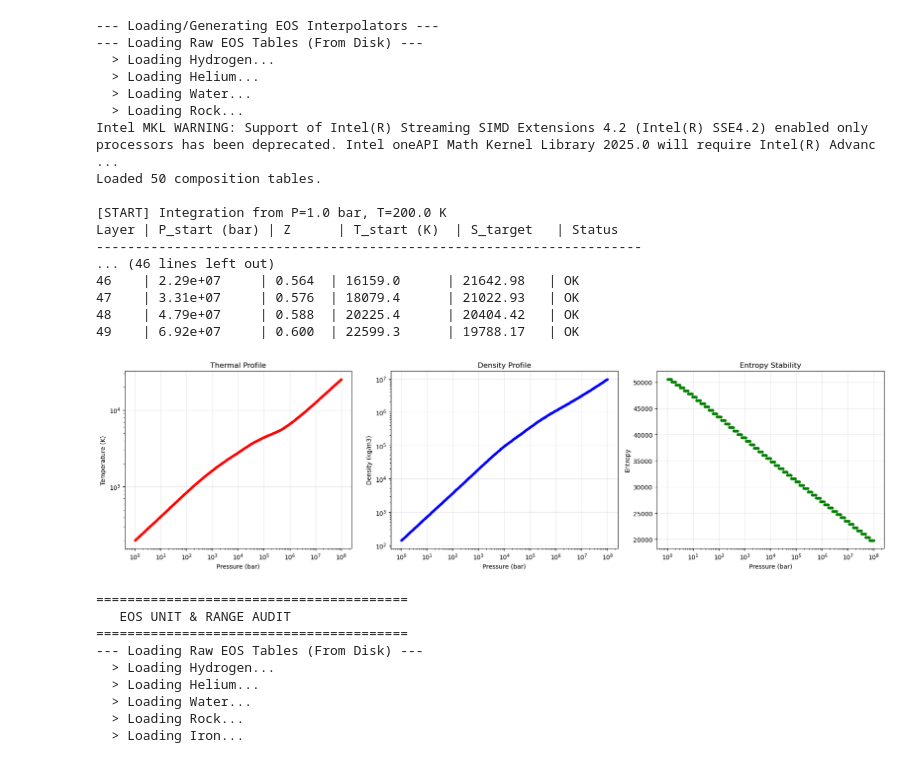
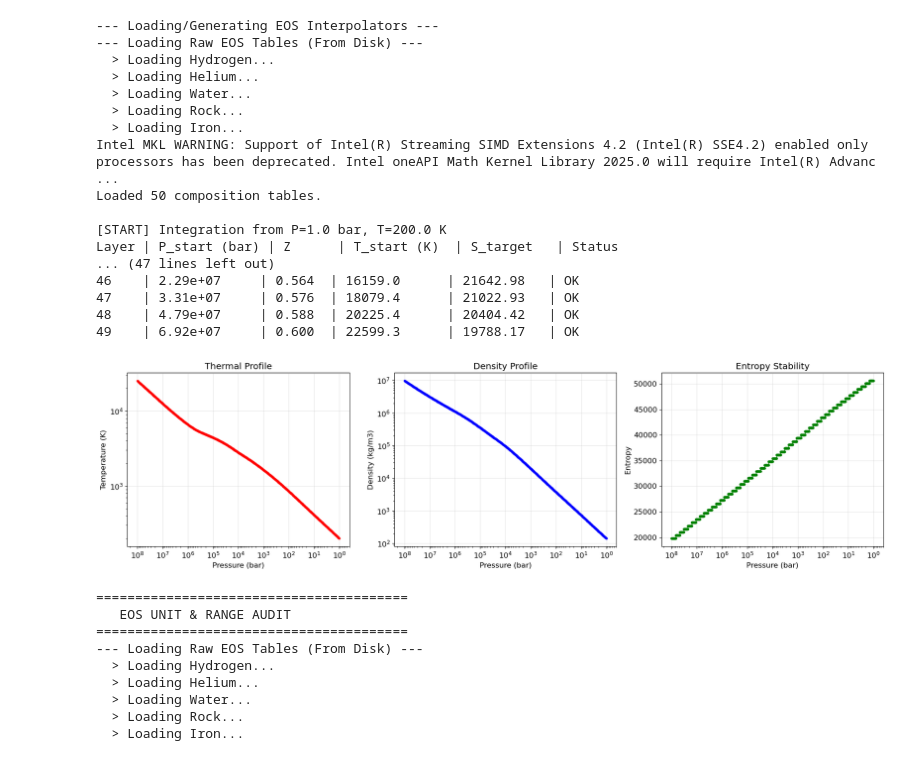
Before and after one commit to ChristianSWilkinson/fuzzycore, a Jupyter notebook: notebooks/tests.ipynb, the cells around one changed output. Drawn from its saved outputs; the diff is of its cells as text; code cells hidden in the pictures.

```diff
--- a/notebooks/tests.ipynb
+++ b/notebooks/tests.ipynb
@@ -15,7 +1,20 @@ from python_interior_clean import solver, plotting, utils, constants as c, utils
 # %%
+import numpy as np
+import matplotlib.pyplot as plt
+from scipy.optimize import brentq
 
+# 1. Import the fuzzycore framework
+import fuzzycore.eos as eos
+import fuzzycore.physics as physics
+
+# Visualization Settings
+%matplotlib inline
+plt.rcParams['figure.dpi'] = 100
+plt.rcParams['font.size'] = 12
+
+# =============================================================================
 # 1. SETUP PARAMETERS
-# ---------------------------------------------------------
+# =============================================================================
 P_surf = 1.0        # Surface Pressure (bar)
 T_surf = 200.0      # Surface Temperature (K)
 P_int  = 1e8        # Target Interior Pressure (bar) - Deep enough to see divergence
@@ -26,15 +25,17 @@ Z_end   = 0.60      # Core metallicity (example)
 n_layers = 50
 z_profile = np.linspace(Z_start, Z_end, n_layers)
 
-# 2. LOAD EOS (Assumes eos.py is working)
-# ---------------------------------------------------------
+# =============================================================================
+# 2. LOAD EOS
+# =============================================================================
 print("--- Loading/Generating EOS Interpolators ---")
 # Use the function from your solver to generate the stack
-fluid_stack = eos.generate_fluid_interpolators(z_profile)
+fluid_stack = eos.generate_fluid_interpolators(z_profile, base_dir="../data/EOS")
 print(f"Loaded {len(fluid_stack)} composition tables.")
 
+# =============================================================================
 # 3. RUN THE PROFILE BUILDER (Exposed Logic)
-# ---------------------------------------------------------
+# =============================================================================
 full_P, full_T, full_Rho, full_S, full_Z = [], [], [], [], []
 
 # Setup Grid
@@ -65,7 +66,7 @@ for i, z_val in enumerate(z_profile):
     try:
         # Probe the table at current P, T
         ref_s = float(layer_data['S'](lp_start, np.log10(current_T_val)))
-    except:
+    except Exception:
         ref_s = 6.0
 
     if i == 0:
@@ -78,7 +79,7 @@ for i, z_val in enumerate(z_profile):
             t_guess_log = np.log10(current_T_val)
             lT, _ = stepper.get_state(lp_start, t_guess_log, s_guess)
             return (10**lT) - current_T_val
-        except:
+        except Exception:
             return 1e9
 
     # 3. Attempt Solve
@@ -94,7 +95,7 @@ for i, z_val in enumerate(z_profile):
         # Solve
         target_s = brentq(temp_error, ref_s - width, ref_s + width, xtol=1e-2)
 
-    except Exception as e:
+    except Exception:
         status = "FALLBACK"
         # If solver fails, we simply CARRY OVER the previous entropy
         # This assumes the composition change is adiabatic (dS ~ 0)
@@ -123,7 +124,7 @@ for i, z_val in enumerate(z_profile):
                 # logRho = logP - logT
                 next_lrho = p_log - next_lt - 3.0 # -3 for scaling
 
-        except:
+        except Exception:
             next_lt = curr_lt
             next_lrho = p_log - next_lt - 3.0
 
@@ -137,54 +138,63 @@ for i, z_val in enumerate(z_profile):
 
     current_T_val = full_T[-1]
 
+# =============================================================================
 # 4. PLOT RESULTS
-# ---------------------------------------------------------
+# =============================================================================
 full_P_bar = 10**np.array(full_P)
 
 fig, (ax1, ax2, ax3) = plt.subplots(1, 3, figsize=(18, 5))
 
 # Plot 1: T vs P
 ax1.plot(full_P_bar, full_T, 'r.-', lw=1, alpha=0.5)
-ax1.set_xscale('log'); ax1.set_yscale('log')
-ax1.set_xlabel('Pressure (bar)'); ax1.set_ylabel('Temperature (K)')
+ax1.set_xscale('log')
+ax1.set_yscale('log')
+ax1.invert_xaxis() # Depth goes left-to-right
+ax1.set_xlabel('Pressure (bar)')
+ax1.set_ylabel('Temperature (K)')
 ax1.set_title("Thermal Profile")
 ax1.grid(True, alpha=0.3)
 
 # Plot 2: Rho vs P
 ax2.plot(full_P_bar, full_Rho, 'b.-', lw=1, alpha=0.5)
-ax2.set_xscale('log'); ax2.set_yscale('log')
-ax2.set_xlabel('Pressure (bar)'); ax2.set_ylabel('Density (kg/m3)')
+ax2.set_xscale('log')
+ax2.set_yscale('log')
+ax2.invert_xaxis()
+ax2.set_xlabel('Pressure (bar)')
+ax2.set_ylabel('Density (kg/m3)')
 ax2.set_title("Density Profile")
 ax2.grid(True, alpha=0.3)
 
 # Plot 3: S vs P
 ax3.plot(full_P_bar, full_S, 'g.-', lw=1)
 ax3.set_xscale('log')
-ax3.set_xlabel('Pressure (bar)'); ax3.set_ylabel('Entropy')
+ax3.invert_xaxis()
+ax3.set_xlabel('Pressure (bar)')
+ax3.set_ylabel('Entropy')
 ax3.set_title("Entropy Stability")
 ax3.grid(True, alpha=0.3)
 
 plt.tight_layout()
 plt.show()
 # %% [output]
 --- Loading/Generating EOS Interpolators ---
 --- Loading Raw EOS Tables (From Disk) ---
   > Loading Hydrogen...
   > Loading Helium...
   > Loading Water...
   > Loading Rock...
+  > Loading Iron...
 Intel MKL WARNING: Support of Intel(R) Streaming SIMD Extensions 4.2 (Intel(R) SSE4.2) enabled only processors has been deprecated. Intel oneAPI Math Kernel Library 2025.0 will require Intel(R) Advanc ...
 Loaded 50 composition tables.
 
 [START] Integration from P=1.0 bar, T=200.0 K
 Layer | P_start (bar) | Z      | T_start (K)  | S_target   | Status
-----------------------------------------------------------------------
-... (46 lines left out)
+... (47 lines left out)
 46    | 2.29e+07     | 0.564  | 16159.0      | 21642.98   | OK
 47    | 3.31e+07     | 0.576  | 18079.4      | 21022.93   | OK
 48    | 4.79e+07     | 0.588  | 20225.4      | 20404.42   | OK
 49    | 6.92e+07     | 0.600  | 22599.3      | 19788.17   | OK
-[figure, old version]
+[figure, new version]
 # %%
 # %% [DEBUG CELL] Thermal Profile Investigator
 import numpy as np
```
Also changed, not shown: parts of 1 cell of this notebook, 6 other files.
